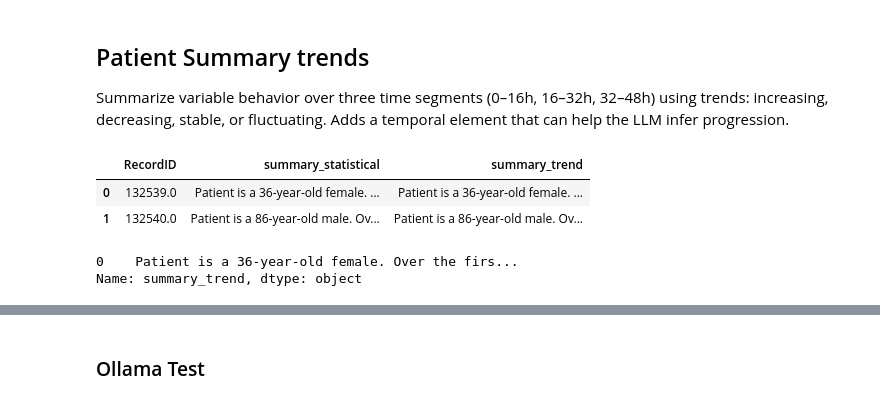
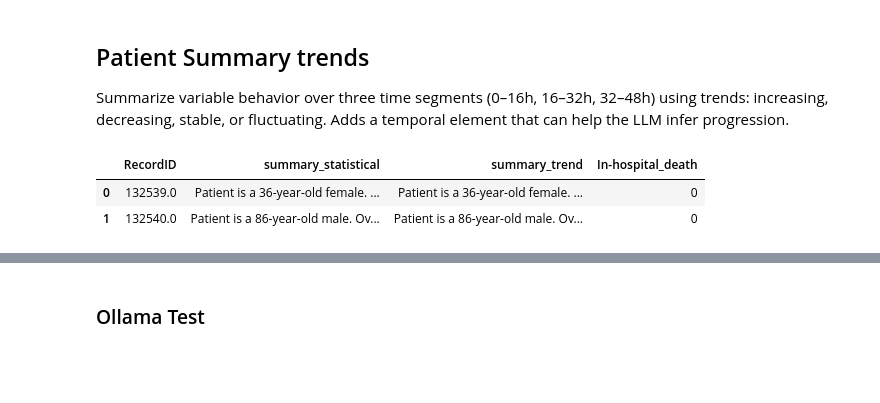
Before and after one commit to francescobondi02/project-1-ml4hc, a Jupyter notebook: project_1/Q4/Q4.ipynb, the cells around one changed output, grey strips where cells are left out. Saved outputs shown, nothing was run; the diff lists cells and outputs as text; code cells hidden in the pictures; blank space fills up the shorter version.

```diff
--- a/project_1/Q4/Q4.ipynb
+++ b/project_1/Q4/Q4.ipynb
@@ -1,21 +1,15 @@
 # %% [markdown]
 ## Import parqet files
 # %%
+from numpy.random import RandomState
+from pandas.core.common import random_state
+
+from project_1.loading import load_final_data_without_ICU, load_outcomes
 # Load data from parquet file
 import pandas as pd
 import numpy as np
 from project_1.config import PROJ_ROOT, PROCESSED_DATA_DIR
 
-sets_dict = {}
-sets = ["a", "b", "c"]
-
-for set_name in sets:
-    directory = PROCESSED_DATA_DIR / f"set_{set_name}/set_{set_name}_final.parquet"
-    temp_set = pd.read_parquet(directory)
-    sets_dict[f"set_{set_name}"] = temp_set
-
-# Assure the loading was correct
-print(sets_dict["set_a"].shape)
-print(type(sets_dict["set_a"]))
-sets_dict["set_a"].head(10)
+df_a, df_b, df_c = load_final_data_without_ICU()
+death_a, death_b, death_c = load_outcomes()
 # %% [output]
@@ -37,5 +23,4 @@ sets_dict["set_a"].head(10)
 # %%
-df_a = sets_dict["set_a"]
 print(df_a.describe())
 print(df_a.columns)
 # %% [output]
@@ -81,7 +66,6 @@ def generate_summary_statistical(patient_df):
         mean_val, last_val = values.iloc[-1], values.iloc[-1]
         summary.append(f"- {var} ranged from {min_val:.2f} to {max_val:.2f}, avg: {mean_val:.2f}, last: {last_val:.2f}")
 
-    summary.append("Predict the risk of in-hospital death on a scale from 1 to 10.")
     return "\n".join(summary)
 # %% [markdown]
 ## Patient Summary trends
@@ -112,37 +96,38 @@ def generate_summary_trend(patient_df):
         trend = get_trend_label(series)
         summary.append(f"- {var} shows a trend of {trend}")
 
-    summary.append("Predict the patient's in-hospital death risk.")
     return "\n".join(summary)
 # %%
 def generate_patient_summaries(df):
     result_rows = []
 
     for rid, group in df.groupby("RecordID"):
         summary_stat = generate_summary_statistical(group)
         summary_trend = generate_summary_trend(group)
 
         result_rows.append({
             "RecordID": rid,
             "summary_statistical": summary_stat,
             "summary_trend": summary_trend
         })
 
     return pd.DataFrame(result_rows)
 
 # ---------- Usage ---------- #
 
 # Assuming df_a is your full DataFrame
-summary_df = generate_patient_summaries(df_a)
+summaries_a = generate_patient_summaries(df_a)
+summaries_a = summaries_a.merge(death_a, on="RecordID", how="left")
+
+summaries_b = generate_patient_summaries(df_b)
+summaries_b = summaries_b.merge(death_b, on="RecordID", how="left")
+
+summaries_c = generate_patient_summaries(df_c)
+summaries_c = summaries_c.merge(death_c, on="RecordID", how="left")
 
 # Show a few example summaries
-summary_df.head(2)
+summaries_a.head(2)
 # %% [output]
-|  | RecordID | summary_statistical | summary_trend |
-| 0 | 132539.0 | Patient is a 36-year-old female. ... | Patient is a 36-year-old female. ... |
-| 1 | 132540.0 | Patient is a 86-year-old male. Ov... | Patient is a 86-year-old male. Ov... |
+|  | RecordID | summary_statistical | summary_trend | In-hospital_death |
+| 0 | 132539.0 | Patient is a 36-year-old female. ... | Patient is a 36-year-old female. ... | 0 |
+| 1 | 132540.0 | Patient is a 86-year-old male. Ov... | Patient is a 86-year-old male. Ov... | 0 |
-# %%
-(summary_df.head(1)["summary_trend"])
-# %% [output]
-0    Patient is a 36-year-old female. Over the firs...
-Name: summary_trend, dtype: object
```
Also changed, not shown: parts of 29 cells of this notebook.
